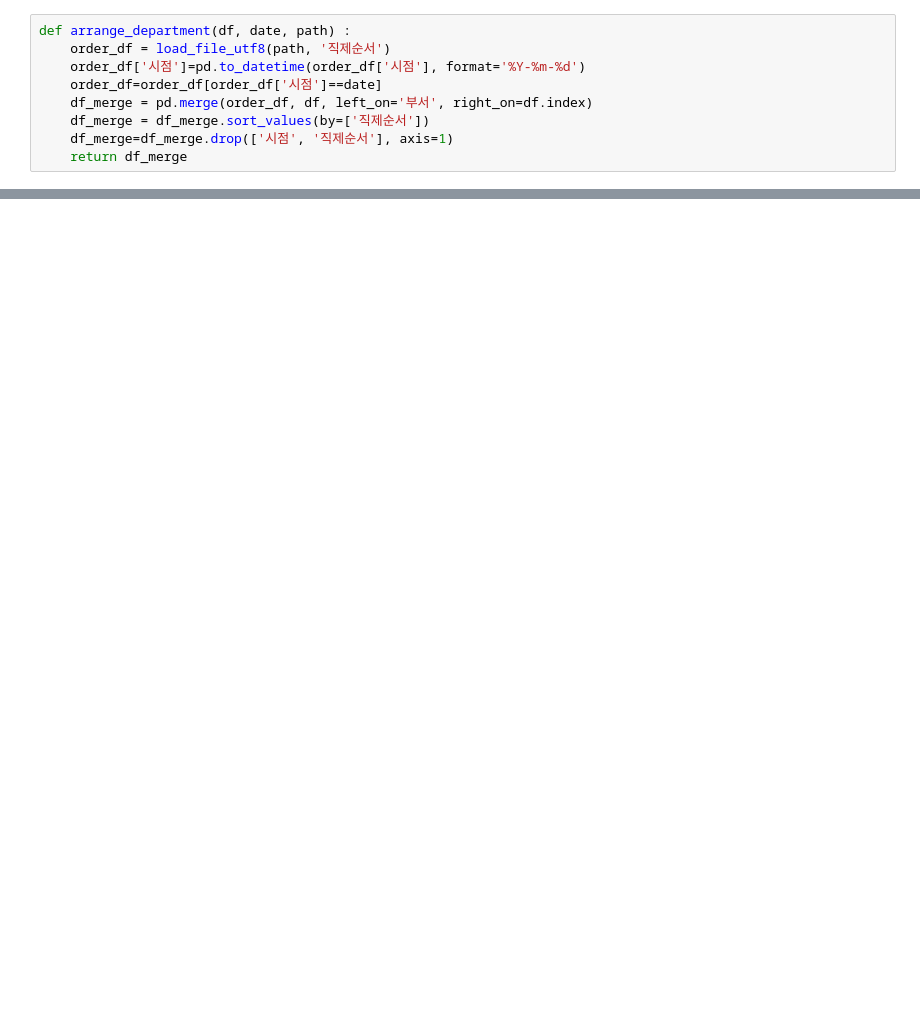
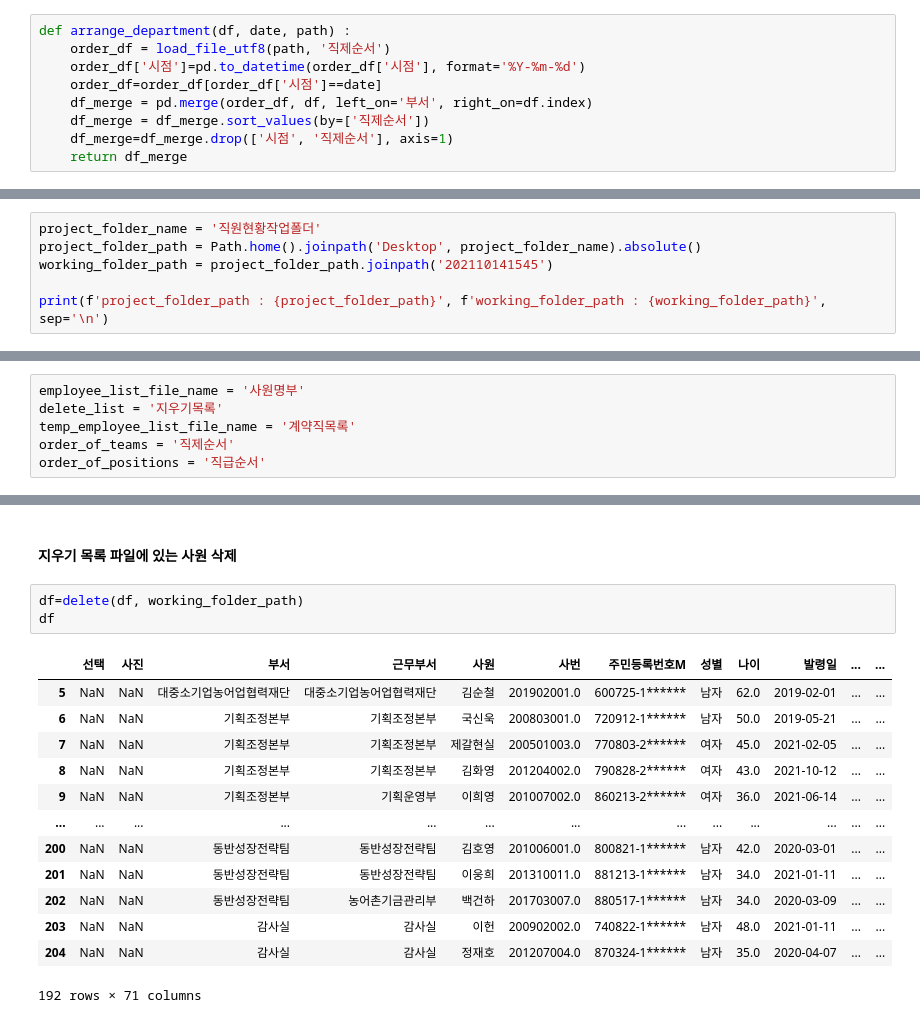
Before and after one commit to ajcltm/InPracticeEmploy, a Jupyter notebook: Number_of_employee.ipynb, the cells around one changed output, grey strips where cells are left out. Drawn from its saved outputs; the diff is of its cells as text; blank space fills up the shorter version.

```diff
--- a/Number_of_employee.ipynb
+++ b/Number_of_employee.ipynb
@@ -100,0 +45,6 @@ def arrange_department(df, date, path) :
+# %%
+project_folder_name = '직원현황작업폴더'
+project_folder_path = Path.home().joinpath('Desktop', project_folder_name).absolute()
+working_folder_path = project_folder_path.joinpath('202110141545')
+
+print(f'project_folder_path : {project_folder_path}', f'working_folder_path : {working_folder_path}', sep='\n')
@@ -100,0 +56,6 @@ def arrange_department(df, date, path) :
+# %%
+employee_list_file_name = '사원명부'
+delete_list = '지우기목록'
+temp_employee_list_file_name = '계약직목록'
+order_of_teams = '직제순서'
+order_of_positions = '직급순서'
@@ -100,0 +127,19 @@ def arrange_department(df, date, path) :
+# %% [markdown]
+#### 지우기 목록 파일에 있는 사원 삭제
+# %%
+df=delete(df, working_folder_path)
+df
+# %% [output]
+|  | 선택 | 사진 | 부서 | 근무부서 | 사원 | 사번 | 주민등록번호M | 성별 | 나이 | 발령일 | ... | ... |
+| 5 | NaN | NaN | 대중소기업농어업협력재단 | 대중소기업농어업협력재단 | 김순철 | 201902001.0 | 600725-1****** | 남자 | 62.0 | 2019-02-01 | ... | ... |
+| 6 | NaN | NaN | 기획조정본부 | 기획조정본부 | 국신욱 | 200803001.0 | 720912-1****** | 남자 | 50.0 | 2019-05-21 | ... | ... |
+| 7 | NaN | NaN | 기획조정본부 | 기획조정본부 | 제갈현실 | 200501003.0 | 770803-2****** | 여자 | 45.0 | 2021-02-05 | ... | ... |
+| 8 | NaN | NaN | 기획조정본부 | 기획조정본부 | 김화영 | 201204002.0 | 790828-2****** | 여자 | 43.0 | 2021-10-12 | ... | ... |
+| 9 | NaN | NaN | 기획조정본부 | 기획운영부 | 이희영 | 201007002.0 | 860213-2****** | 여자 | 36.0 | 2021-06-14 | ... | ... |
+| ... | ... | ... | ... | ... | ... | ... | ... | ... | ... | ... | ... | ... |
+| 200 | NaN | NaN | 동반성장전략팀 | 동반성장전략팀 | 김호영 | 201006001.0 | 800821-1****** | 남자 | 42.0 | 2020-03-01 | ... | ... |
+| 201 | NaN | NaN | 동반성장전략팀 | 동반성장전략팀 | 이웅희 | 201310011.0 | 881213-1****** | 남자 | 34.0 | 2021-01-11 | ... | ... |
+| 202 | NaN | NaN | 동반성장전략팀 | 농어촌기금관리부 | 백건하 | 201703007.0 | 880517-1****** | 남자 | 34.0 | 2020-03-09 | ... | ... |
+| 203 | NaN | NaN | 감사실 | 감사실 | 이헌 | 200902002.0 | 740822-1****** | 남자 | 48.0 | 2021-01-11 | ... | ... |
+| 204 | NaN | NaN | 감사실 | 감사실 | 정재호 | 201207004.0 | 870324-1****** | 남자 | 35.0 | 2020-04-07 | ... | ... |
+192 rows × 71 columns
```
Also changed, not shown: parts of 45 cells of this notebook, 5 other files.
